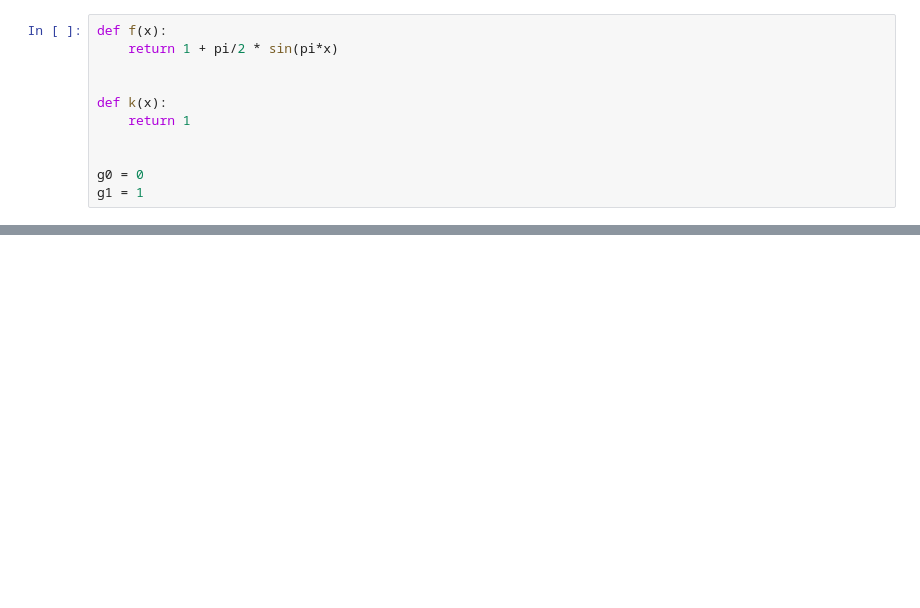
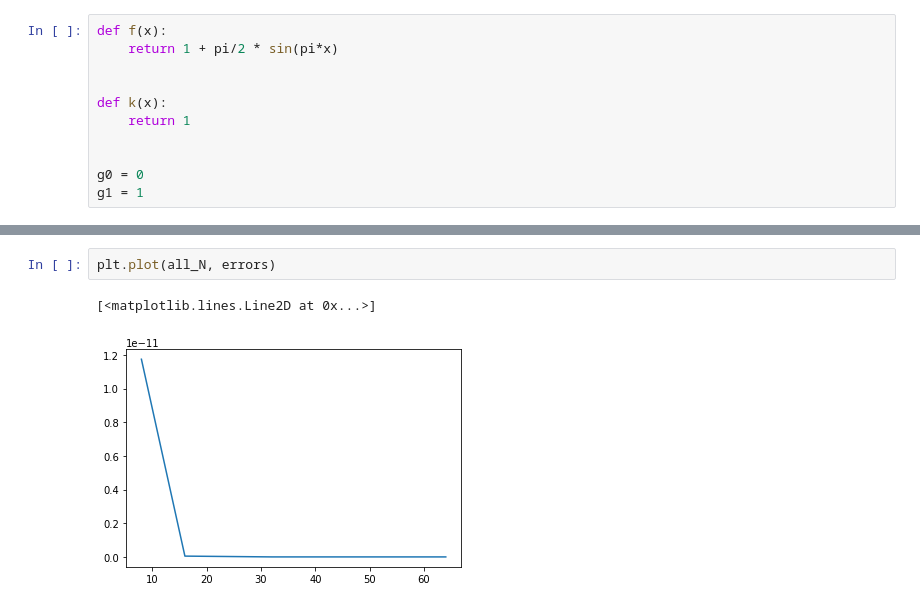
Before and after one commit to dimared/vmetf, a Jupyter notebook: task2_5.ipynb, the cells around one changed output, grey strips where cells are left out. Saved outputs shown, nothing was run; the diff lists cells and outputs as text; blank space fills up the shorter version.

```diff
--- a/task2_5.ipynb
+++ b/task2_5.ipynb
@@ -45,0 +94,5 @@ plt.plot(x,f)
+# %%
+plt.plot(all_N, errors)
+# %% [output]
+[<matplotlib.lines.Line2D at 0x...>]
+[figure, added]
```
Also changed, not shown: parts of 7 cells of this notebook.
